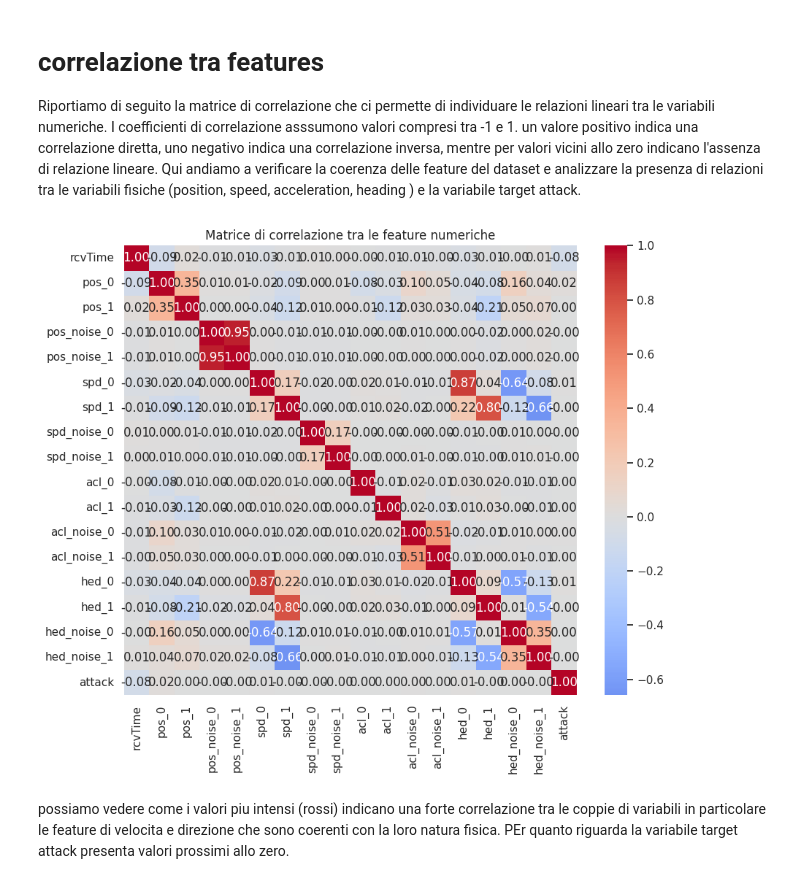
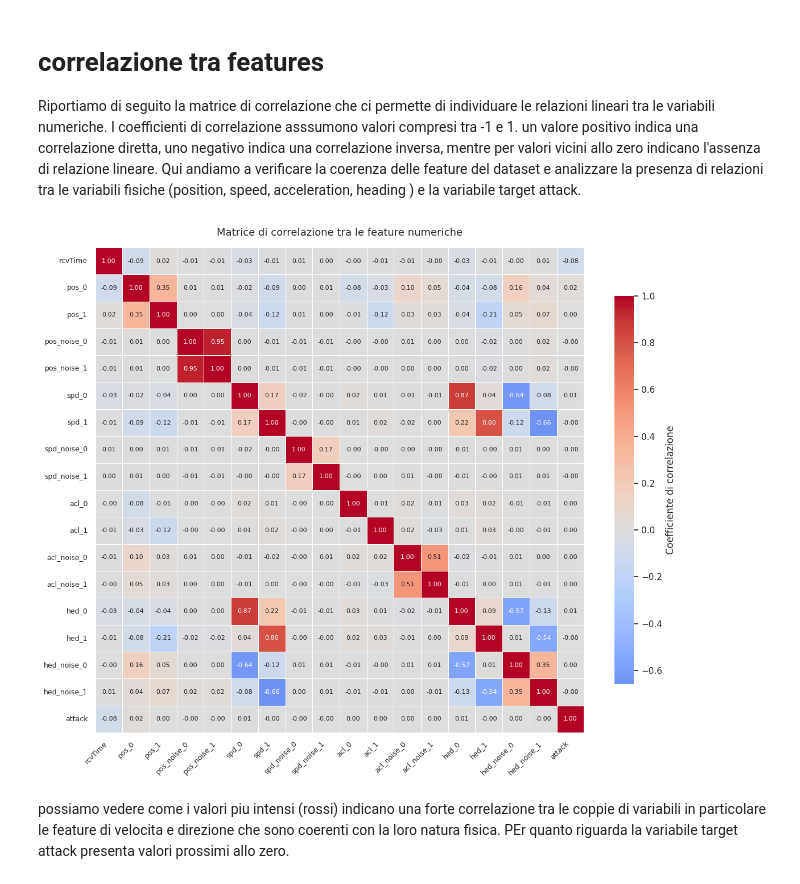
Before and after one commit to gar-nov/tirocinio, a Jupyter notebook: EDA.ipynb, the cells around one changed output. Saved outputs shown, nothing was run; the diff lists cells and outputs as text; code cells hidden in the pictures.

```diff
--- a/EDA.ipynb
+++ b/EDA.ipynb
@@ -322,14 +330,29 @@ un outlier è un valore che si discosta significativamente dagli altri valori in
 Riportiamo di seguito la matrice di correlazione che ci permette di individuare le relazioni lineari tra le variabili numeriche.
 I coefficienti di correlazione asssumono valori compresi tra -1 e 1. un valore positivo indica una correlazione diretta, uno negativo indica una correlazione inversa, mentre per valori vicini allo zero indicano l'assenza di relazione lineare.
 Qui andiamo a verificare la coerenza delle feature del dataset e analizzare la presenza di relazioni tra le variabili fisiche (position, speed, acceleration, heading ) e la variabile target attack.
-# %%
-plt.figure(figsize=(10, 8))
-corr_matrix = data.select_dtypes(include=['float64','int64']).corr()
-sns.heatmap(corr_matrix, cmap='coolwarm', center=0, annot=True, fmt=".2f")
-plt.title("Matrice di correlazione tra le feature numeriche")
-plt.show()
-# %% [output]
-[figure, removed]
+# %%
+plt.figure(figsize=(12, 10))  # Géron usa figure grandi e proporzionate
+corr_matrix = data.select_dtypes(include=['float64', 'int64']).corr()
+
+# Géron e Raschka usano annot=True, fmt=".2f" e colormap centrata a 0
+sns.heatmap(
+    corr_matrix,
+    cmap='coolwarm',
+    center=0,
+    annot=True,
+    fmt=".2f",
+    annot_kws={"size": 8},        # Raschka riduce leggermente la dimensione del testo
+    linewidths=0.5,               # Géron aggiunge un bordo sottile tra le celle
+    cbar_kws={"shrink": 0.8, "label": "Coefficiente di correlazione"}  # barra compatta
+)
+
+plt.title("Matrice di correlazione tra le feature numeriche", fontsize=13, pad=15)
+plt.xticks(rotation=45, ha='right', fontsize=9)   # Raschka ruota i label per evitare sovrapposizioni
+plt.yticks(fontsize=9)
+plt.tight_layout()  # come suggerisce Géron per layout pulito
+plt.show()
+# %% [output]
+[figure, added]
 # %% [markdown]
 possiamo vedere come i valori piu intensi (rossi) indicano una forte correlazione tra le coppie di variabili in particolare le feature di velocita e direzione che sono coerenti con la loro natura fisica.
 PEr quanto riguarda la variabile target attack presenta valori prossimi allo zero.
```
Also changed, not shown: parts of 10 cells of this notebook.
